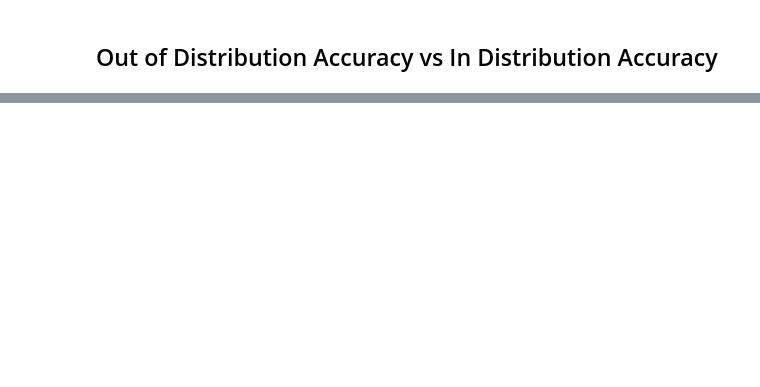
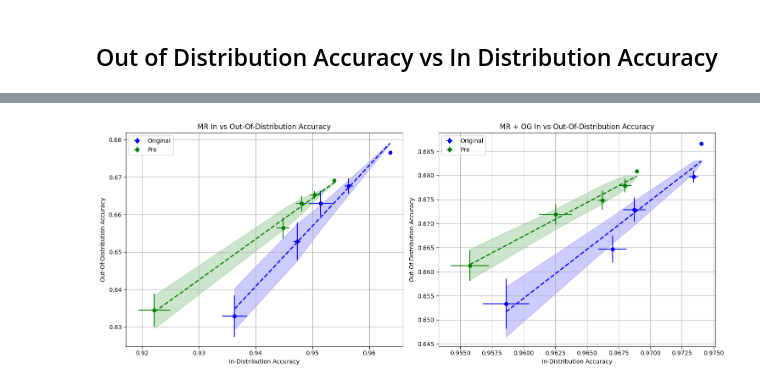
Before and after one commit to jiayini1119/projection-head-experiments, a Jupyter notebook: bg_challenge/block_original_imagenet9_bg_dfr.ipynb, the cells around one changed output, grey strips where cells are left out. Cells and saved outputs as stored; diff of their text form; code cells hidden in the pictures; blank space fills up the shorter version.

```diff
--- a/bg_challenge/block_original_imagenet9_bg_dfr.ipynb
+++ b/bg_challenge/block_original_imagenet9_bg_dfr.ipynb
@@ -446,0 +459,66 @@ Results saved to prev_block_mlp.txt
+# %%
+import matplotlib.pyplot as plt
+import numpy as np
+from scipy import stats
+
+def process_results(results):
+    in_distrib_acc = []
+    out_distrib_acc = []
+    in_distrib_std = []
+    out_distrib_std = []
+
+    for res in results:
+        in_distrib_acc.append(res['bgc_original'][0])
+        in_distrib_std.append(res['bgc_original'][1])
+
+        # out_distrib_means = [v[0] for k, v in res.items() if k != 'bgc_original' and k != 'train' and k != 'imagenet_a']
+        # out_distrib_stds = [v[1] for k, v in res.items() if k != 'bgc_original' and k != 'train' and k != 'imagenet_a']
+        out_distrib_means = [v[0] for k, v in res.items() if k != 'bgc_original' and k != 'train']
+        out_distrib_stds = [v[1] for k, v in res.items() if k != 'bgc_original' and k != 'train']
+
+        out_distrib_acc.append(np.mean(out_distrib_means))
+        out_distrib_std.append(np.sqrt(np.mean(np.array(out_distrib_stds) ** 2)))  # Pooled standard deviation
+
+    return in_distrib_acc, out_distrib_acc, in_distrib_std, out_distrib_std
+
+
+def plot_results(in_acc, out_acc, in_std, out_std, label, color, n=5, ax=None):
+    in_err = np.array(in_std) / np.sqrt(n)
+    out_err = np.array(out_std) / np.sqrt(n)
+
+    if ax is None:
+        ax = plt.gca()
+
+    ax.errorbar(in_acc, out_acc, xerr=in_err, yerr=out_err, fmt='o', label=label, color=color)
+    slope, intercept, _, _, _ = stats.linregress(in_acc, out_acc)
+    in_acc_line = np.array(in_acc)
+    out_acc_line = slope * in_acc_line + intercept
+
+    ax.plot(in_acc_line, out_acc_line, '--', lw=2, color=color)
+    ax.fill_between(in_acc_line, out_acc_line - out_err, out_acc_line + out_err, alpha=0.2, color=color)
+
+fig, axs = plt.subplots(1, 2, figsize=(15, 6))
+
+in_original, out_original, in_std_original, out_std_original = process_results(mixrand_results_ns_ori)
+in_pre, out_pre, in_std_pre, out_std_pre = process_results(mixrand_results_ns_pre)
+axs[0].set_title('MR In vs Out-Of-Distribution Accuracy')
+plot_results(in_original, out_original, in_std_original, out_std_original, 'Original', 'blue', ax=axs[0])
+plot_results(in_pre, out_pre, in_std_pre, out_std_pre, 'Pre', 'green', ax=axs[0])
+
+in_original, out_original, in_std_original, out_std_original = process_results(combo_results_ns_ori)
+in_pre, out_pre, in_std_pre, out_std_pre = process_results(combo_results_ns_pre)
+axs[1].set_title('MR + OG In vs Out-Of-Distribution Accuracy')
+plot_results(in_original, out_original, in_std_original, out_std_original, 'Original', 'blue', ax=axs[1])
+plot_results(in_pre, out_pre, in_std_pre, out_std_pre, 'Pre', 'green', ax=axs[1])
+
+for ax in axs:
+    ax.set_xlabel('In-Distribution Accuracy')
+    ax.set_ylabel('Out-Of-Distribution Accuracy')
+    ax.legend()
+    ax.grid(True)
+
+plt.tight_layout()
+
+plt.show()
+# %% [output]
+[figure, added]
```
Also changed, not shown: parts of 10 cells of this notebook, 6 other files.
